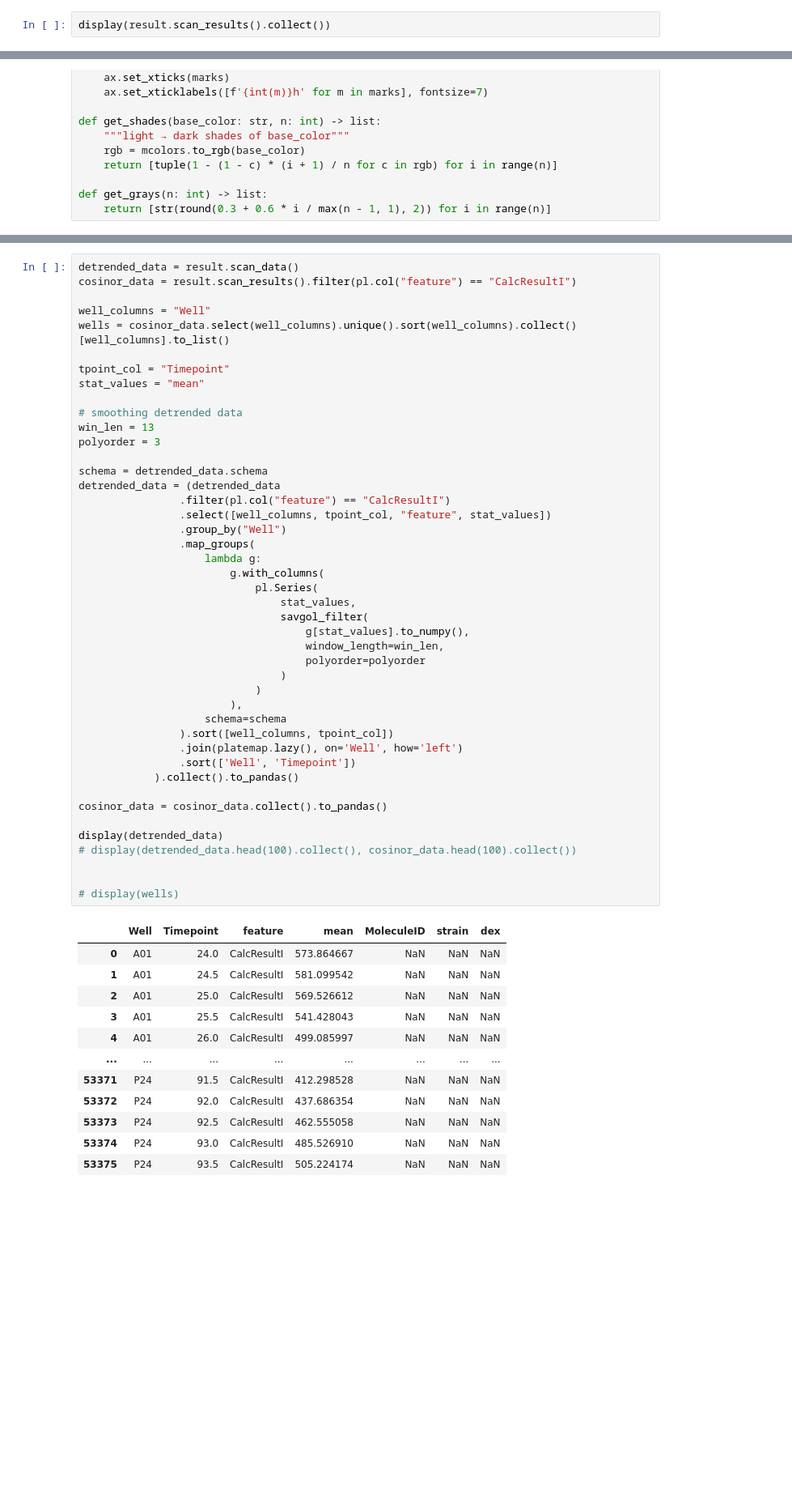
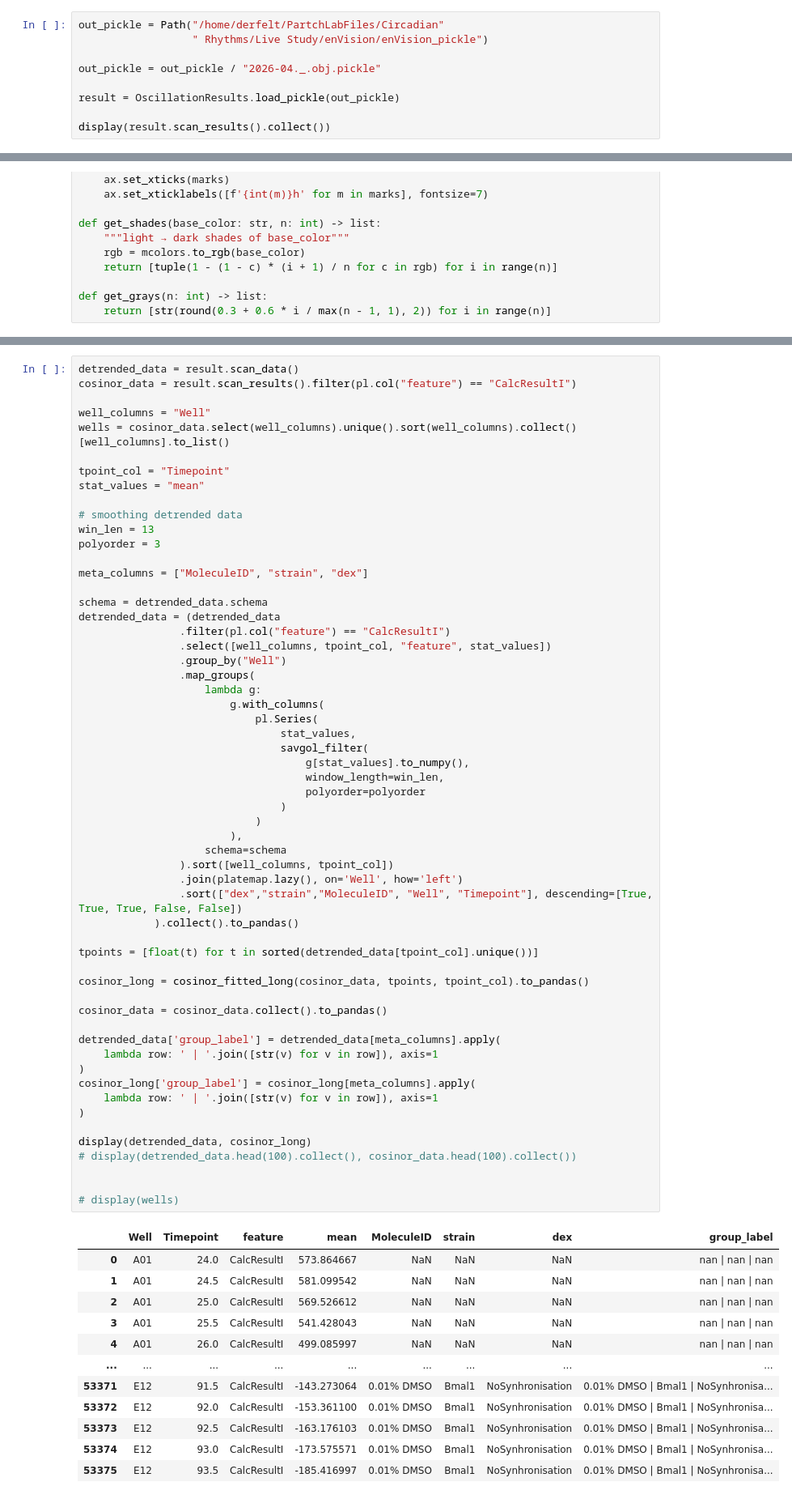
Before and after one commit to derfelterciano/PartchLab, a Jupyter notebook: circadian_rhythms/live_cell_painting/data_processing/enVision_cosinor.ipynb, the cells around one changed output, grey strips where cells are left out. Shown at 81% size. Saved outputs shown, nothing was run; the diff lists cells and outputs as text; blank space fills up the shorter version.

Commit message:
grouped the replicates together

```diff
--- a/circadian_rhythms/live_cell_painting/data_processing/enVision_cosinor.ipynb
+++ b/circadian_rhythms/live_cell_painting/data_processing/enVision_cosinor.ipynb
@@ -90,4 +97,11 @@ result: OscillationResults = detect(
 # %%
+out_pickle = Path("/home/derfelt/PartchLabFiles/Circadian"
+                  " Rhythms/Live Study/enVision/enVision_pickle")
+
+out_pickle = out_pickle / "2026-04._.obj.pickle"
+
+result = OscillationResults.load_pickle(out_pickle)
+
 display(result.scan_results().collect())
 # %% [output]
 shape: (768, 15)
@@ -256,47 +230,60 @@ stat_values = "mean"
 # smoothing detrended data
 win_len = 13
 polyorder = 3
+
+meta_columns = ["MoleculeID", "strain", "dex"]
 
 schema = detrended_data.schema
 detrended_data = (detrended_data
                 .filter(pl.col("feature") == "CalcResultI")
                 .select([well_columns, tpoint_col, "feature", stat_values])
                 .group_by("Well")
                 .map_groups(
                     lambda g:
                         g.with_columns(
                             pl.Series(
                                 stat_values,
                                 savgol_filter(
                                     g[stat_values].to_numpy(),
                                     window_length=win_len,
                                     polyorder=polyorder
                                 )
                             )
                         ),
                     schema=schema
                 ).sort([well_columns, tpoint_col])
                 .join(platemap.lazy(), on='Well', how='left')
-                .sort(['Well', 'Timepoint'])
+                .sort(["dex","strain","MoleculeID", "Well", "Timepoint"], descending=[True, True, True, False, False])
             ).collect().to_pandas()
+
+tpoints = [float(t) for t in sorted(detrended_data[tpoint_col].unique())]
+
+cosinor_long = cosinor_fitted_long(cosinor_data, tpoints, tpoint_col).to_pandas()
 
 cosinor_data = cosinor_data.collect().to_pandas()
 
-display(detrended_data)
+detrended_data['group_label'] = detrended_data[meta_columns].apply(
+    lambda row: ' | '.join([str(v) for v in row]), axis=1
+)
+cosinor_long['group_label'] = cosinor_long[meta_columns].apply(
+    lambda row: ' | '.join([str(v) for v in row]), axis=1
+)
+
+display(detrended_data, cosinor_long)
 # display(detrended_data.head(100).collect(), cosinor_data.head(100).collect())
 
 
 # display(wells)
 # %% [output]
-|  | Well | Timepoint | feature | mean | MoleculeID | strain | dex |
-| 0 | A01 | 24.0 | CalcResultI | 573.864667 | NaN | NaN | NaN |
-| 1 | A01 | 24.5 | CalcResultI | 581.099542 | NaN | NaN | NaN |
-| 2 | A01 | 25.0 | CalcResultI | 569.526612 | NaN | NaN | NaN |
-| 3 | A01 | 25.5 | CalcResultI | 541.428043 | NaN | NaN | NaN |
-| 4 | A01 | 26.0 | CalcResultI | 499.085997 | NaN | NaN | NaN |
-| ... | ... | ... | ... | ... | ... | ... | ... |
-| 53371 | P24 | 91.5 | CalcResultI | 412.298528 | NaN | NaN | NaN |
-| 53372 | P24 | 92.0 | CalcResultI | 437.686354 | NaN | NaN | NaN |
-| 53373 | P24 | 92.5 | CalcResultI | 462.555058 | NaN | NaN | NaN |
-| 53374 | P24 | 93.0 | CalcResultI | 485.526910 | NaN | NaN | NaN |
-| 53375 | P24 | 93.5 | CalcResultI | 505.224174 | NaN | NaN | NaN |
+|  | Well | Timepoint | feature | mean | MoleculeID | strain | dex | group_label |
+| 0 | A01 | 24.0 | CalcResultI | 573.864667 | NaN | NaN | NaN | nan | nan | nan |
+| 1 | A01 | 24.5 | CalcResultI | 581.099542 | NaN | NaN | NaN | nan | nan | nan |
+| 2 | A01 | 25.0 | CalcResultI | 569.526612 | NaN | NaN | NaN | nan | nan | nan |
+| 3 | A01 | 25.5 | CalcResultI | 541.428043 | NaN | NaN | NaN | nan | nan | nan |
+| 4 | A01 | 26.0 | CalcResultI | 499.085997 | NaN | NaN | NaN | nan | nan | nan |
+| ... | ... | ... | ... | ... | ... | ... | ... | ... |
+| 53371 | E12 | 91.5 | CalcResultI | -143.273064 | 0.01% DMSO | Bmal1 | NoSynhronisation | 0.01% DMSO | Bmal1 | NoSynhronisa... |
+| 53372 | E12 | 92.0 | CalcResultI | -153.361100 | 0.01% DMSO | Bmal1 | NoSynhronisation | 0.01% DMSO | Bmal1 | NoSynhronisa... |
+| 53373 | E12 | 92.5 | CalcResultI | -163.176103 | 0.01% DMSO | Bmal1 | NoSynhronisation | 0.01% DMSO | Bmal1 | NoSynhronisa... |
+| 53374 | E12 | 93.0 | CalcResultI | -173.575571 | 0.01% DMSO | Bmal1 | NoSynhronisation | 0.01% DMSO | Bmal1 | NoSynhronisa... |
+| 53375 | E12 | 93.5 | CalcResultI | -185.416997 | 0.01% DMSO | Bmal1 | NoSynhronisation | 0.01% DMSO | Bmal1 | NoSynhronisa... |
```
Also changed, not shown: parts of 9 cells of this notebook, 3 other files.
